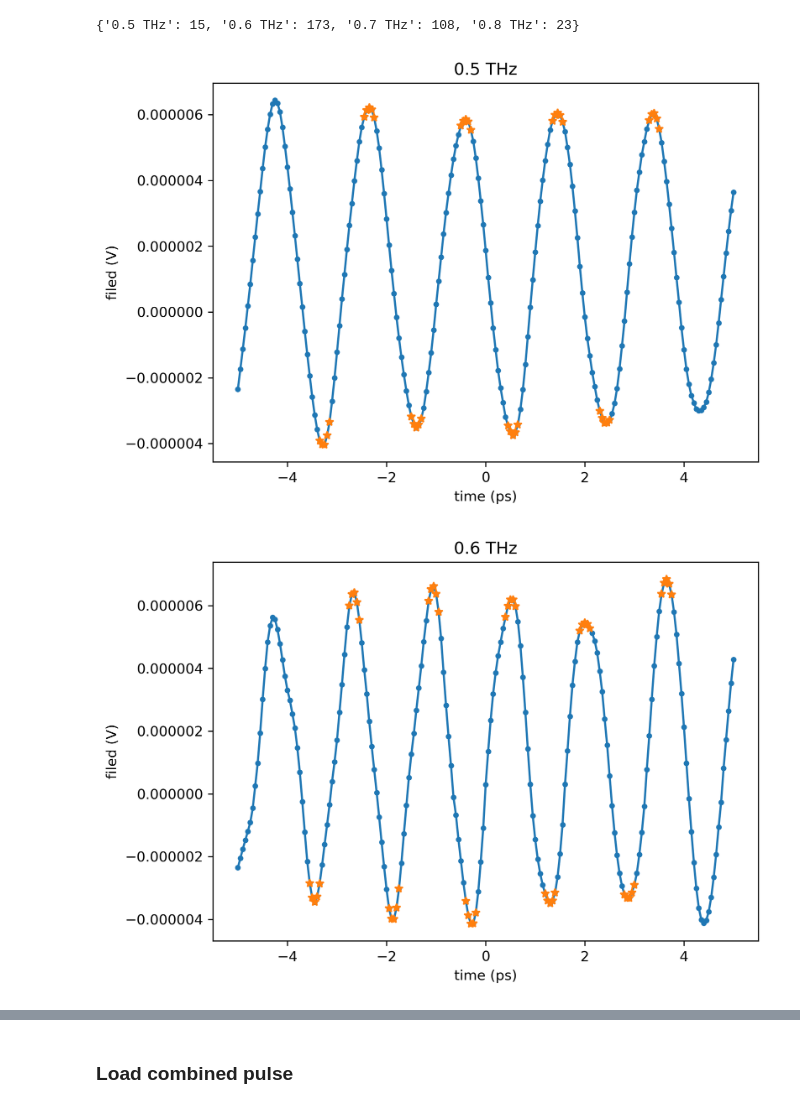
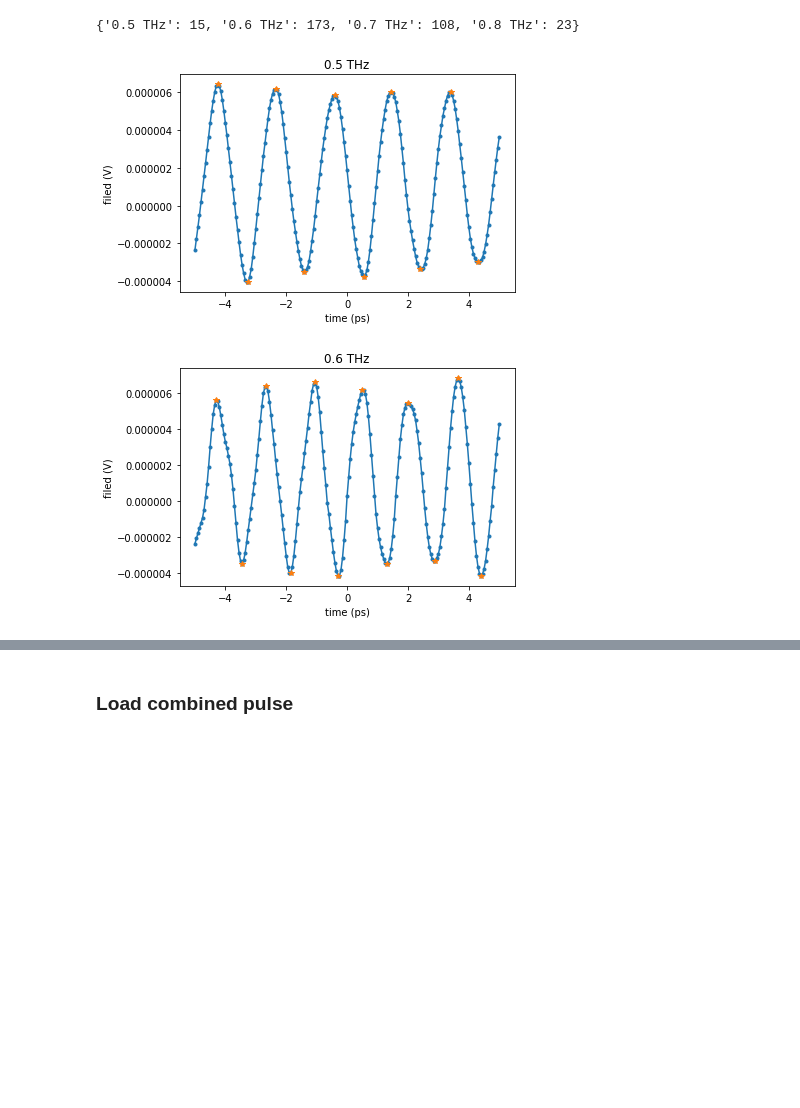
Before and after one commit to dibondar/superoscilations, a Jupyter notebook: superoscillations from experimental data/get superoscillations from 01-21-2022 data.ipynb, the cells around one changed output, grey strips where cells are left out. Cells and saved outputs as stored; diff of their text form; code cells hidden in the pictures; blank space fills up the shorter version.

```diff
--- a/superoscillations from experimental data/get superoscillations from 01-21-2022 data.ipynb
+++ b/superoscillations from experimental data/get superoscillations from 01-21-2022 data.ipynb
@@ -54,24 +54,24 @@ for freq in range(5, 9):
     # Extract information for the combinatorial method
     #peaks_time = time[find_peaks(abs_field, height=0.6 * abs_field.max())[0]]
 
-    #if freq == 8:
-    #    peark_index = find_peaks(abs_field)[0][1:]
-    #else:
-    #    peark_index = find_peaks(abs_field)[0]
-    peark_index = find_peaks(abs_field)[0][1:-1]
+    if freq == 8:
+        peark_index = find_peaks(abs_field)[0][1:]
+    else:
+        peark_index = find_peaks(abs_field)[0]
+    #peark_index = find_peaks(abs_field)[0][1:-1]
 
     peaks_time = time[peark_index]
     half_period = Counter(np.diff(peaks_time)).most_common(1)[0][0]
 
     # Add neighboring points to allow fine tunning
-    new_peark_index = np.hstack([peark_index -2, peark_index -1, peark_index, peark_index + 1, peark_index + 2])
+    #new_peark_index = np.hstack([peark_index -2, peark_index -1, peark_index, peark_index + 1, peark_index + 2])
 
     # Saving the data
     pulses[label] = Pulse(
         time,
         field,
         UnivariateSpline(time, field, ext='zeros', s=0),
-        time[new_peark_index],#peaks_time,
+        peaks_time, #time[new_peark_index],
         half_period,
     )
 
@@ -86,15 +86,15 @@ peak_position
 # %%
 # Plot pulses
 for freq, data in pulses.items():
 
-    plt.figure(figsize=(7, 5), dpi=300)
+    #plt.figure(figsize=(7, 5), dpi=300)
     plt.title(freq)
 
     plt.plot(data.time, data.field, '.-')
     plt.plot(data.peaks_time, data.field[np.searchsorted(data.time, data.peaks_time)], '*')
     plt.xlabel('time (ps)')
     plt.ylabel('filed (V)')
     plt.show()
 # %% [output]
-[figure, old version]
+[figure, new version]
-[figure, old version]
+[figure, new version]
```
Also changed, not shown: parts of 13 cells of this notebook, 26 other files.
